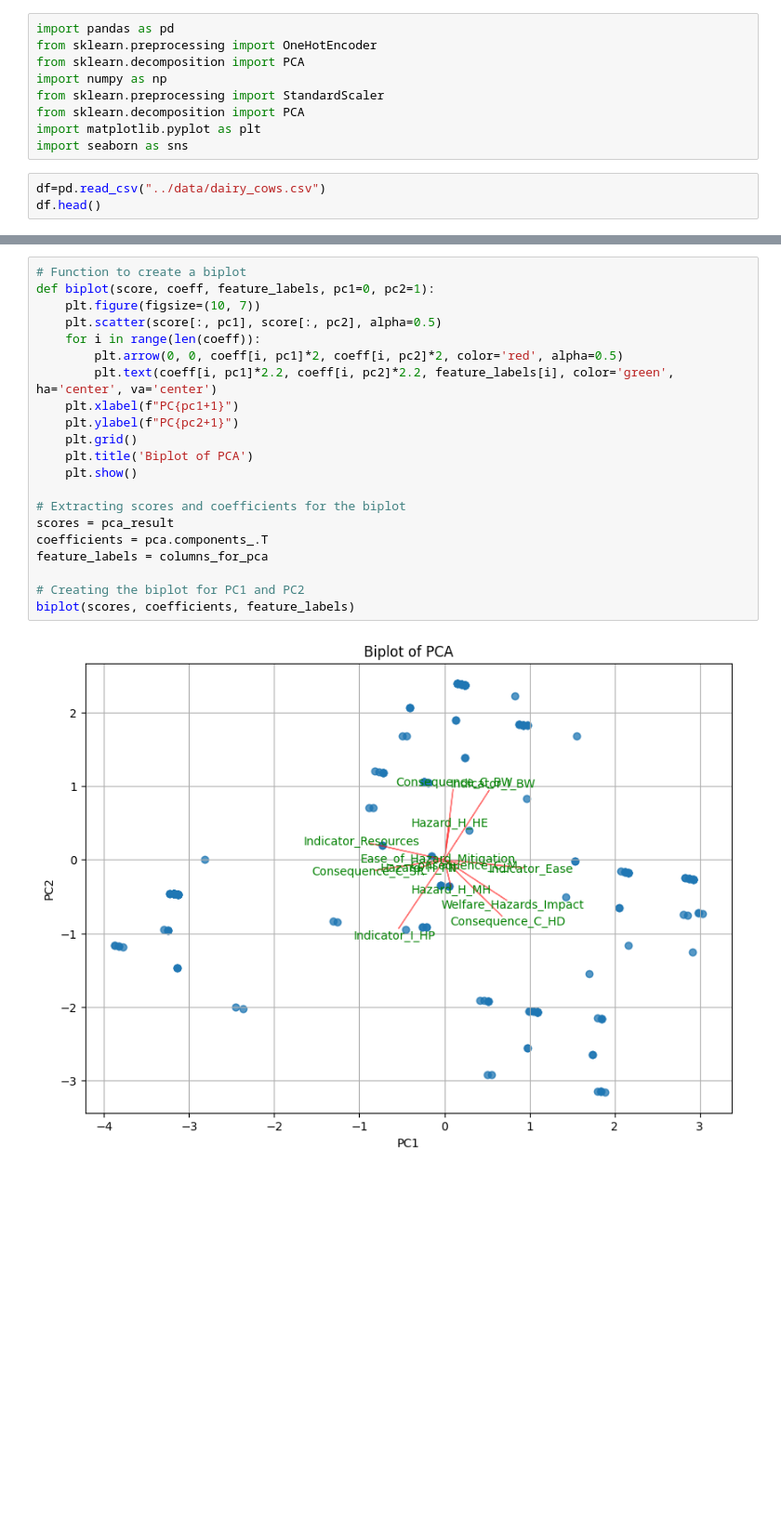
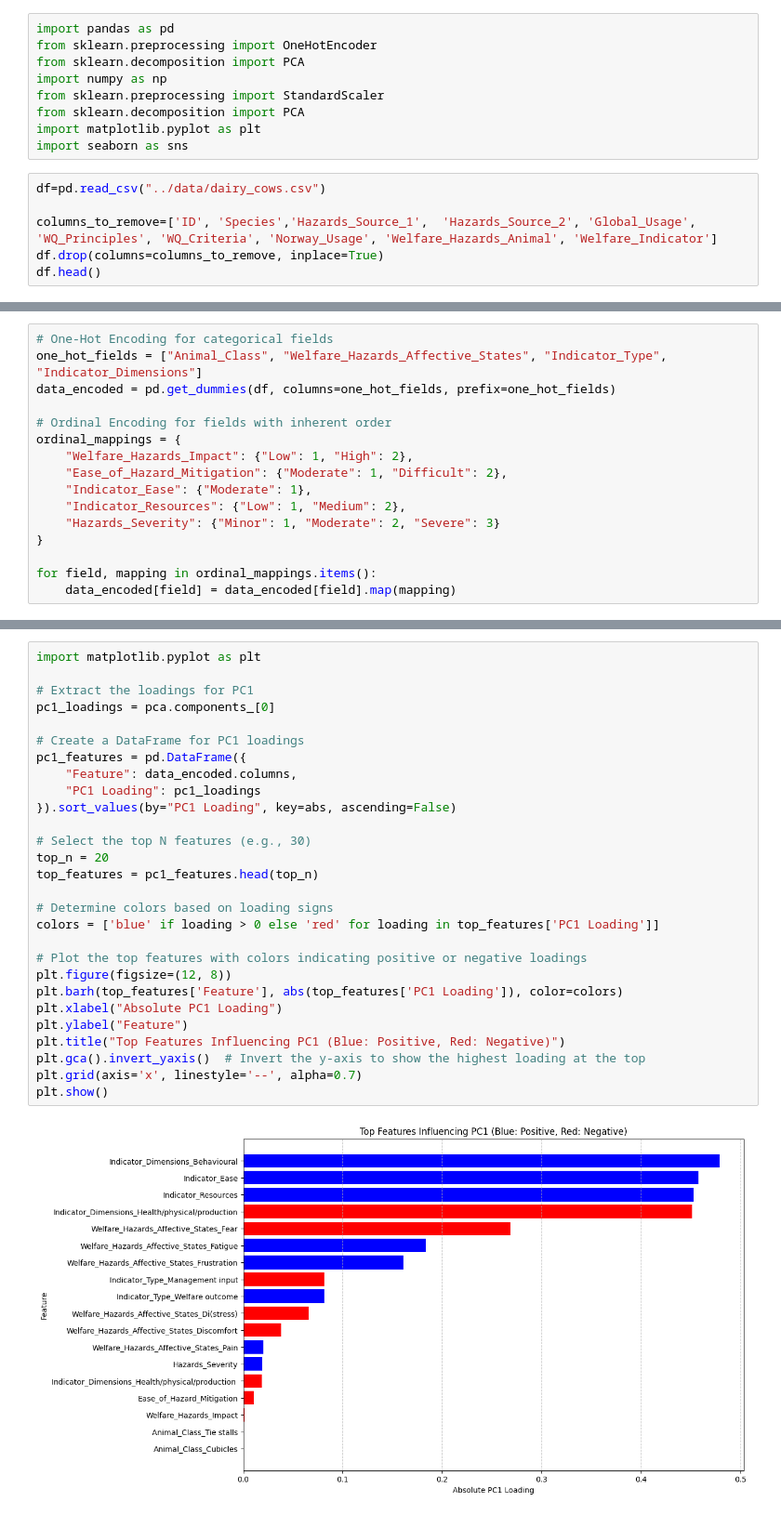
Before and after one commit to mentis-dev/welfare_indicators, a Jupyter notebook: notebook/PCA2.ipynb, the cells around one changed output, grey strips where cells are left out. Shown at 93% size. Saved outputs shown, nothing was run; the diff lists cells and outputs as text; blank space fills up the shorter version.

```diff
--- a/notebook/PCA2.ipynb
+++ b/notebook/PCA2.ipynb
@@ -9,5 +9,8 @@ import matplotlib.pyplot as plt
 import seaborn as sns
 # %%
 df=pd.read_csv("../data/dairy_cows.csv")
+
+columns_to_remove=['ID', 'Species','Hazards_Source_1',	'Hazards_Source_2',	'Global_Usage', 'WQ_Principles', 'WQ_Criteria',	'Norway_Usage', 'Welfare_Hazards_Animal', 'Welfare_Indicator']
+df.drop(columns=columns_to_remove, inplace=True)
 df.head()
 # %% [output]
@@ -120 +68,17 @@ plt.show()
+# %%
+# One-Hot Encoding for categorical fields
+one_hot_fields = ["Animal_Class", "Welfare_Hazards_Affective_States", "Indicator_Type", "Indicator_Dimensions"]
+data_encoded = pd.get_dummies(df, columns=one_hot_fields, prefix=one_hot_fields)
+
+# Ordinal Encoding for fields with inherent order
+ordinal_mappings = {
+    "Welfare_Hazards_Impact": {"Low": 1, "High": 2},
+    "Ease_of_Hazard_Mitigation": {"Moderate": 1, "Difficult": 2},
+    "Indicator_Ease": {"Moderate": 1},
+    "Indicator_Resources": {"Low": 1, "Medium": 2},
+    "Hazards_Severity": {"Minor": 1, "Moderate": 2, "Severe": 3}
+}
+
+for field, mapping in ordinal_mappings.items():
+    data_encoded[field] = data_encoded[field].map(mapping)
 # %%
@@ -223,23 +275,30 @@ plt.show()
 # %%
-# Function to create a biplot
-def biplot(score, coeff, feature_labels, pc1=0, pc2=1):
-    plt.figure(figsize=(10, 7))
-    plt.scatter(score[:, pc1], score[:, pc2], alpha=0.5)
-    for i in range(len(coeff)):
-        plt.arrow(0, 0, coeff[i, pc1]*2, coeff[i, pc2]*2, color='red', alpha=0.5)
-        plt.text(coeff[i, pc1]*2.2, coeff[i, pc2]*2.2, feature_labels[i], color='green', ha='center', va='center')
-    plt.xlabel(f"PC{pc1+1}")
-    plt.ylabel(f"PC{pc2+1}")
-    plt.grid()
-    plt.title('Biplot of PCA')
-    plt.show()
+import matplotlib.pyplot as plt
 
-# Extracting scores and coefficients for the biplot
-scores = pca_result
-coefficients = pca.components_.T
-feature_labels = columns_for_pca
+# Extract the loadings for PC1
+pc1_loadings = pca.components_[0]
 
-# Creating the biplot for PC1 and PC2
-biplot(scores, coefficients, feature_labels)
+# Create a DataFrame for PC1 loadings
+pc1_features = pd.DataFrame({
+    "Feature": data_encoded.columns,
+    "PC1 Loading": pc1_loadings
+}).sort_values(by="PC1 Loading", key=abs, ascending=False)
+
+# Select the top N features (e.g., 30)
+top_n = 20
+top_features = pc1_features.head(top_n)
+
+# Determine colors based on loading signs
+colors = ['blue' if loading > 0 else 'red' for loading in top_features['PC1 Loading']]
+
+# Plot the top features with colors indicating positive or negative loadings
+plt.figure(figsize=(12, 8))
+plt.barh(top_features['Feature'], abs(top_features['PC1 Loading']), color=colors)
+plt.xlabel("Absolute PC1 Loading")
+plt.ylabel("Feature")
+plt.title("Top Features Influencing PC1 (Blue: Positive, Red: Negative)")
+plt.gca().invert_yaxis()  # Invert the y-axis to show the highest loading at the top
+plt.grid(axis='x', linestyle='--', alpha=0.7)
+plt.show()
 # %% [output]
-[figure, old version]
+[figure, new version]
```
Also changed, not shown: parts of 14 cells of this notebook, 1 other file.
